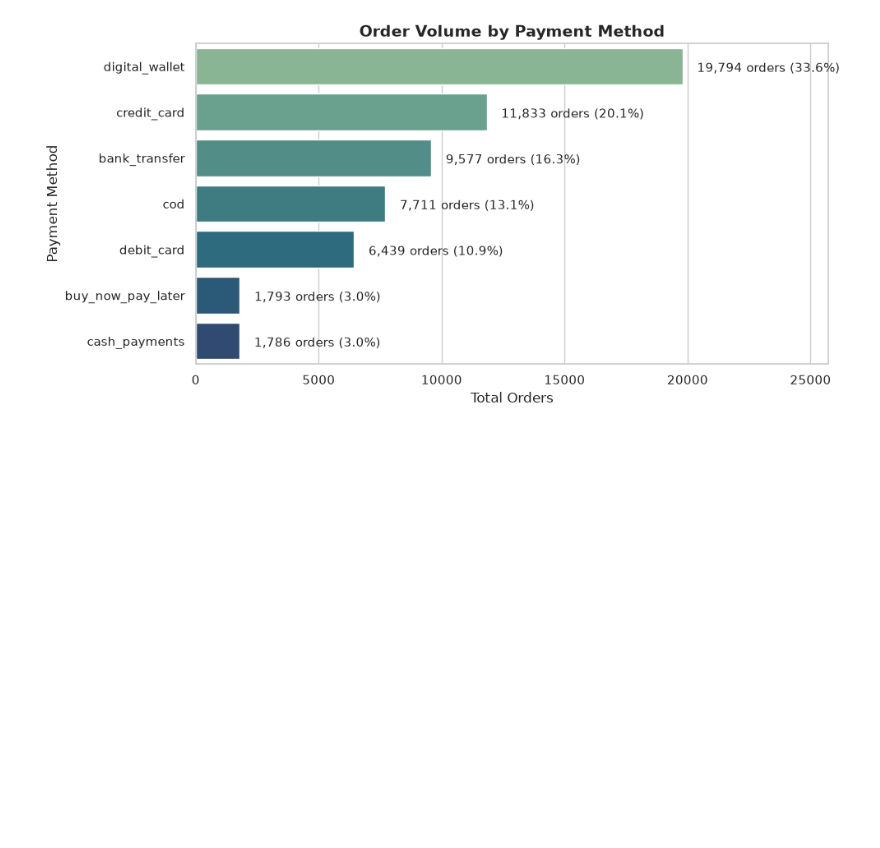
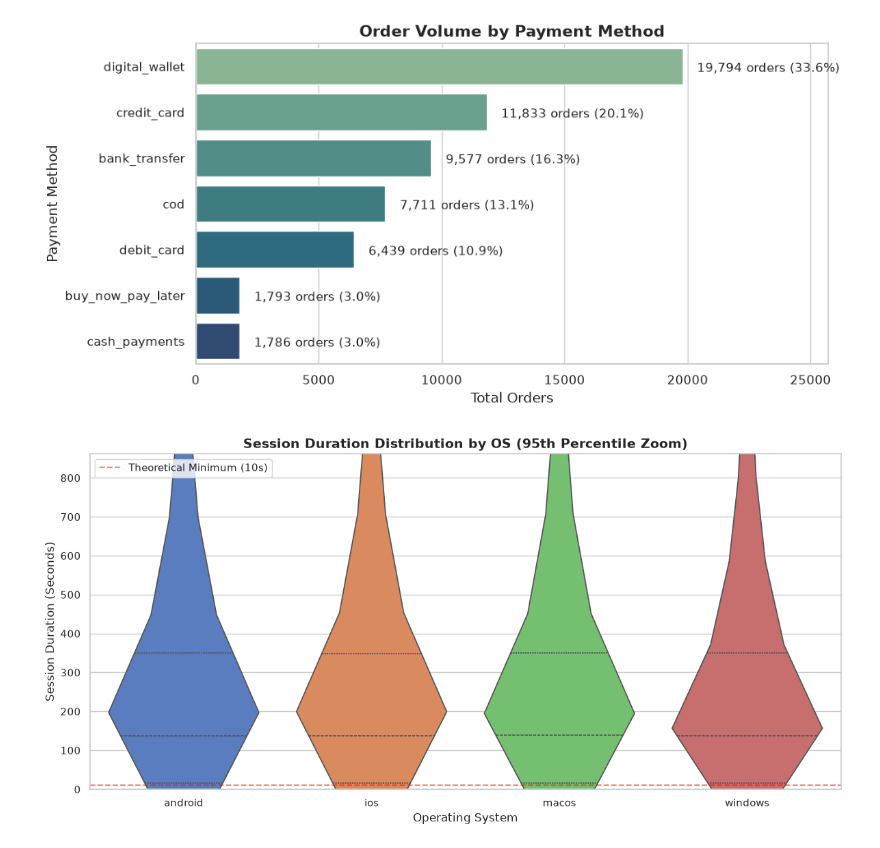
Before and after one commit to ruicchi/ph-ecommerce-data-simulator, a Jupyter notebook: exploratory_data_analysis.ipynb, the cells around one changed output. Cells and saved outputs as stored; diff of their text form; code cells hidden in the pictures; blank space fills up the shorter version.

```diff
--- a/exploratory_data_analysis.ipynb
+++ b/exploratory_data_analysis.ipynb
@@ -288,3 +298,32 @@ plt.tight_layout()
 plt.show()
 # %% [output]
 [figure]
+# %%
+plt.figure(figsize=(12, 6))
+
+ax = sns.violinplot(
+    data=df_sessions,
+    x='device_operating_system',
+    y='session_duration_seconds',
+    palette="muted",
+    hue='device_operating_system',
+    inner="quartile"
+)
+
+plt.title("Session Duration Distribution by OS (95th Percentile Zoom)", fontsize=14, fontweight='bold')
+plt.xlabel("Operating System", fontsize=12)
+plt.ylabel("Session Duration (Seconds)", fontsize=12)
+
+# --- THE FIX ---
+# Calculate the 95th percentile to automatically zoom past the extreme outliers
+upper_limit = df_sessions['session_duration_seconds'].quantile(0.95)
+plt.ylim(0, upper_limit)
+# --------------
+
+plt.axhline(y=10, color='red', linestyle='--', alpha=0.5, label='Theoretical Minimum (10s)')
+plt.legend()
+
+plt.tight_layout()
+plt.show()
+# %% [output]
+[figure, added]
```
Also changed, not shown: parts of 5 cells of this notebook, 1 other file.
